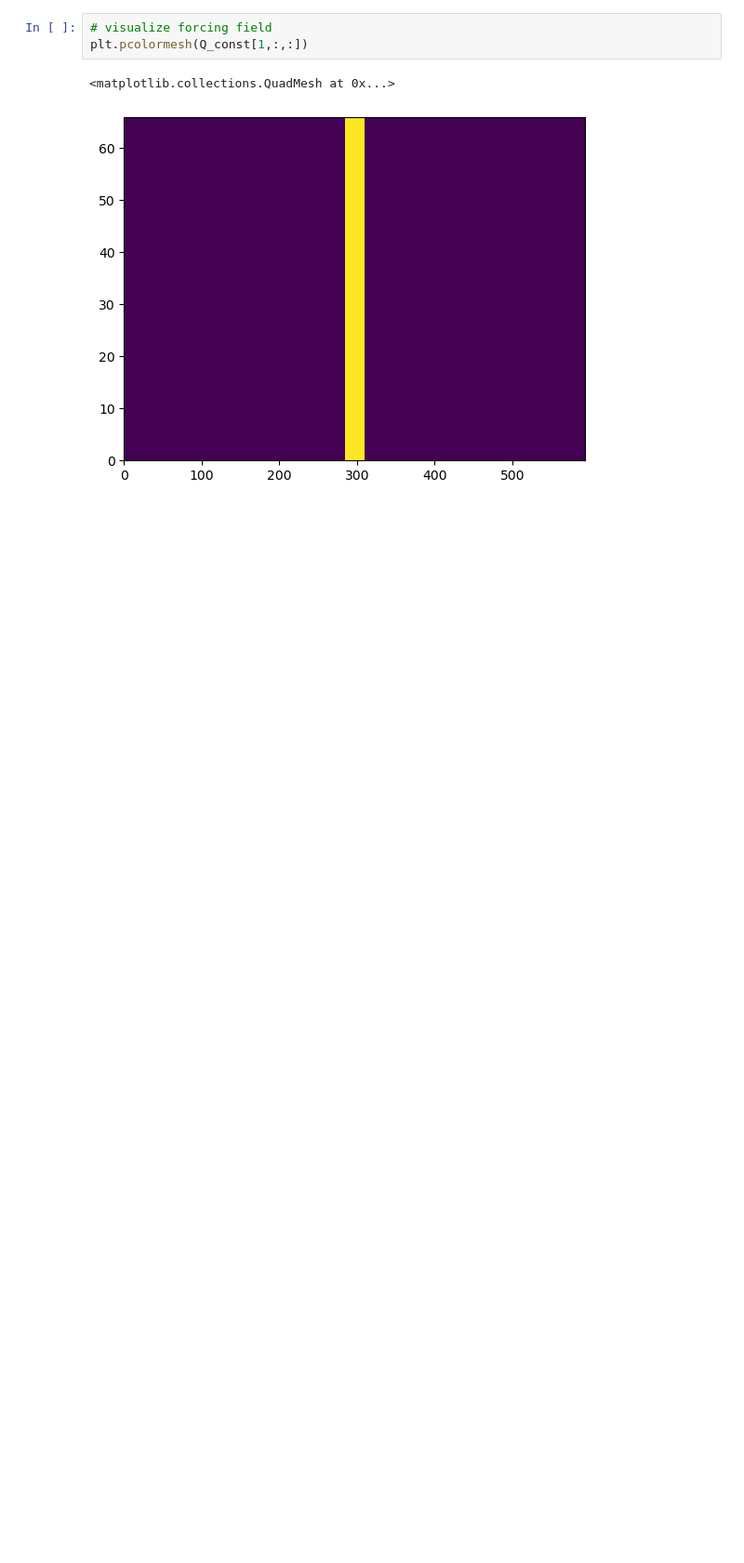
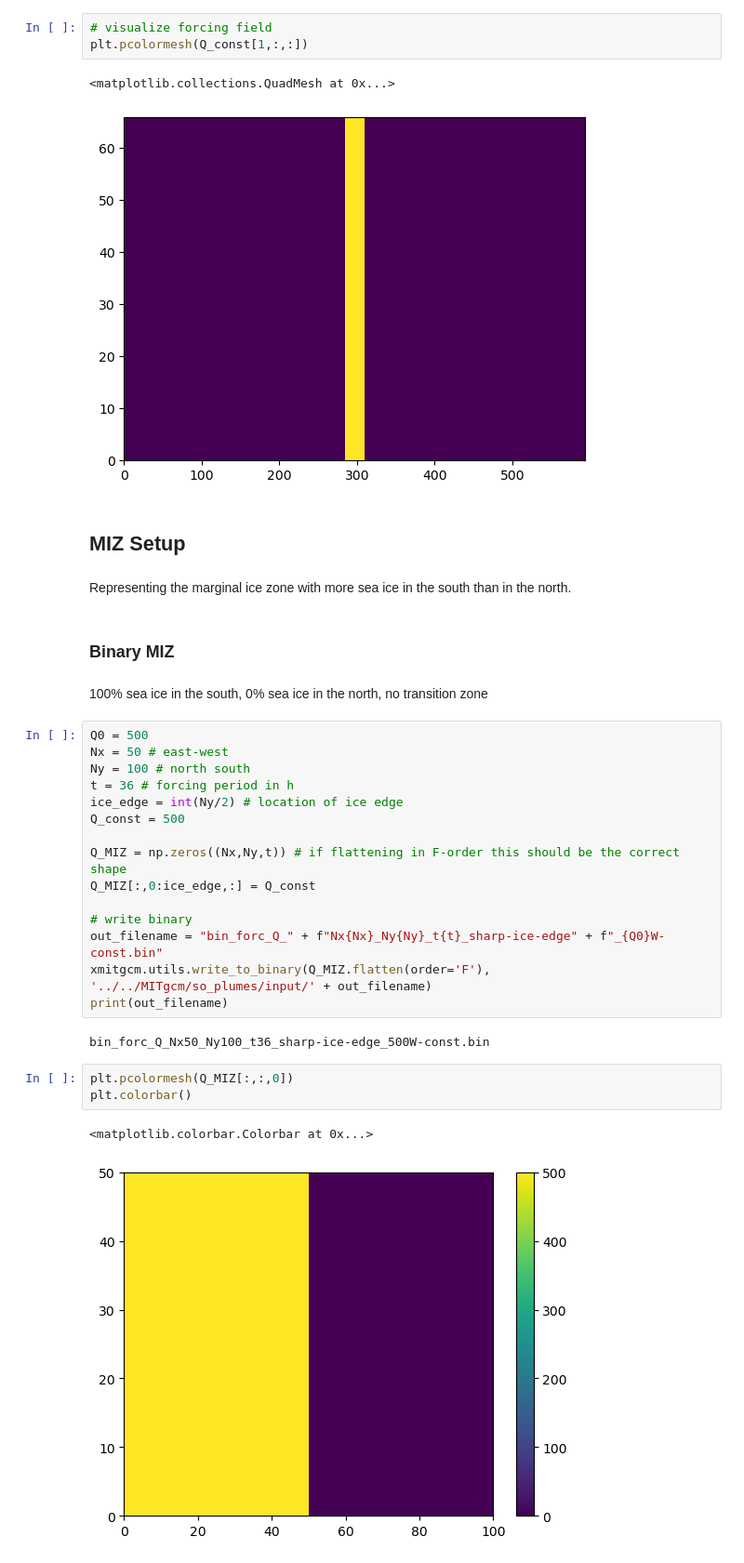
Before and after one commit to marlene-schramm/MSc_data_analysis, a Jupyter notebook: model_input/Forcing_Heat.ipynb, the cells around one changed output. Shown at 93% size. Cells and saved outputs as stored; diff of their text form; blank space fills up the shorter version.

Commit message:
MIZ forcing - hard ice edge, const fluxes

```diff
--- a/model_input/Forcing_Heat.ipynb
+++ b/model_input/Forcing_Heat.ipynb
@@ -131,3 +134,34 @@ plt.pcolormesh(Q_const[1,:,:])
 # %% [output]
 <matplotlib.collections.QuadMesh at 0x...>
 [figure]
+# %% [markdown]
+## MIZ Setup
+# %% [markdown]
+Representing the marginal ice zone with more sea ice in the south than in the north.
+# %% [markdown]
+### Binary MIZ
+# %% [markdown]
+100% sea ice in the south, 0% sea ice in the north, no transition zone
+# %%
+Q0 = 500
+Nx = 50 # east-west
+Ny = 100 # north south
+t = 36 # forcing period in h
+ice_edge = int(Ny/2) # location of ice edge
+Q_const = 500
+
+Q_MIZ = np.zeros((Nx,Ny,t)) # if flattening in F-order this should be the correct shape
+Q_MIZ[:,0:ice_edge,:] = Q_const
+
+# write binary
+out_filename = "bin_forc_Q_" + f"Nx{Nx}_Ny{Ny}_t{t}_sharp-ice-edge" + f"_{Q0}W-const.bin"
+xmitgcm.utils.write_to_binary(Q_MIZ.flatten(order='F'), '../../MITgcm/so_plumes/input/' + out_filename)
+print(out_filename)
+# %% [output]
+bin_forc_Q_Nx50_Ny100_t36_sharp-ice-edge_500W-const.bin
+# %%
+plt.pcolormesh(Q_MIZ[:,:,0])
+plt.colorbar()
+# %% [output]
+<matplotlib.colorbar.Colorbar at 0x...>
+[figure, added]
```
Also changed, not shown: parts of 1 cell of this notebook, 1 other file.
